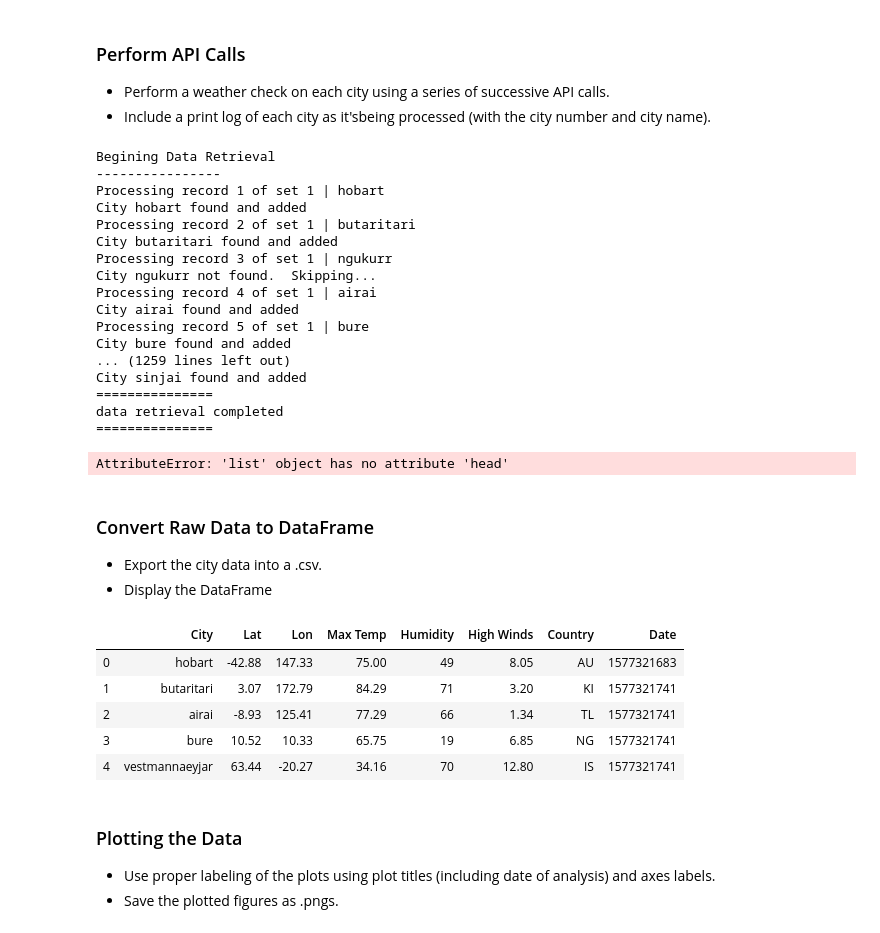
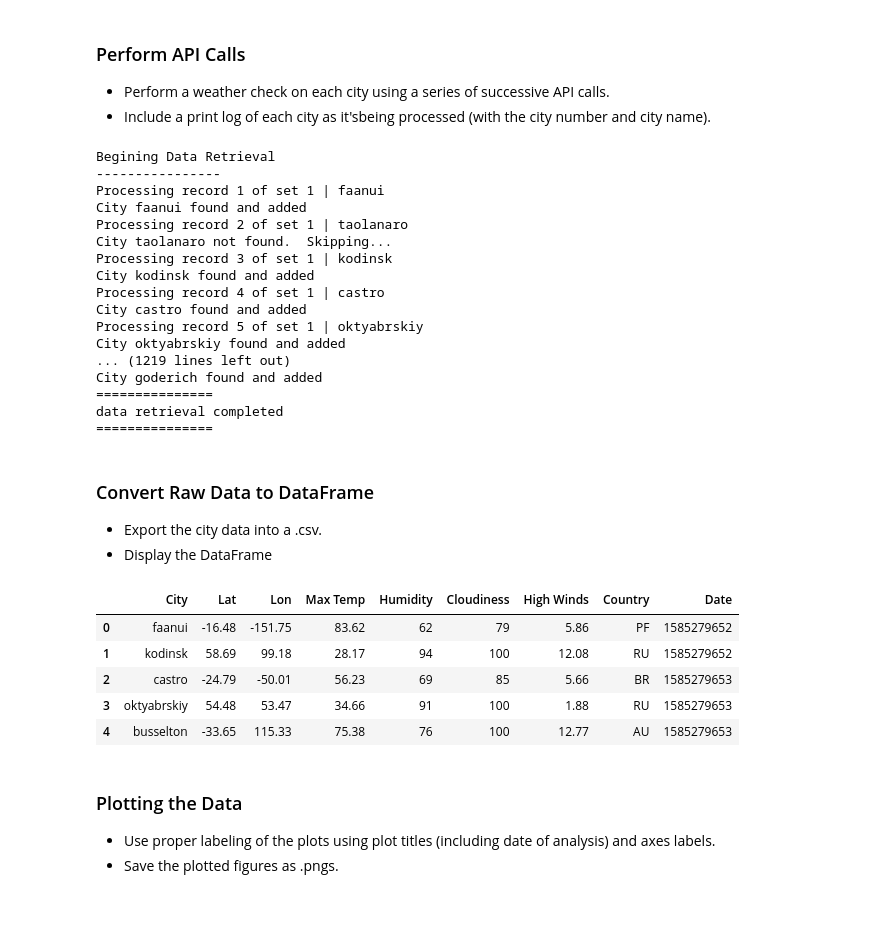
Before and after one commit to soukaina-data/python-api-challenge.-, a Jupyter notebook: starter_code/WeatherPy.ipynb, the cells around one changed output. Cells and saved outputs as stored; diff of their text form; code cells hidden in the pictures.

```diff
--- a/starter_code/WeatherPy.ipynb
+++ b/starter_code/WeatherPy.ipynb
@@ -81,10 +81,11 @@ for i, city in enumerate(cities):
             "Lon": city_weather["coord"]["lon"],
             "Max Temp": city_weather["main"]["temp_max"],
             "Humidity": city_weather["main"]["humidity"],
+            "Cloudiness": city_weather["clouds"]["all"],
             "High Winds": city_weather["wind"]["speed"],
             "Country": city_weather["sys"]["country"],
             "Date": city_weather["dt"],
-            #"Cloudiness": city_weather["cloudiness"]
+
 
         })
         print(f"City {city} found and added")
@@ -99,41 +100,21 @@ print ("===============")
 # %% [output]
 Begining Data Retrieval
 ----------------
-Processing record 1 of set 1 | hobart
-City hobart found and added
-Processing record 2 of set 1 | butaritari
-City butaritari found and added
-Processing record 3 of set 1 | ngukurr
-City ngukurr not found.  Skipping...
-Processing record 4 of set 1 | airai
-City airai found and added
-Processing record 5 of set 1 | bure
-City bure found and added
-... (1259 lines left out)
-City sinjai found and added
+Processing record 1 of set 1 | faanui
+City faanui found and added
+Processing record 2 of set 1 | taolanaro
+City taolanaro not found.  Skipping...
+Processing record 3 of set 1 | kodinsk
+City kodinsk found and added
+Processing record 4 of set 1 | castro
+City castro found and added
+Processing record 5 of set 1 | oktyabrskiy
+City oktyabrskiy found and added
+... (1219 lines left out)
+City goderich found and added
 ===============
 data retrieval completed
 ===============
-# %%
-city_url = 'http://api.openweathermap.org/data/2.5/weather?units=Imperial&APPID=5dd3fc1fa7926a34bfced07902a58ea3&q=datong'
-
-city_weather=rq.get(city_url).json()
-city_data.append({
-    "City": city,
-    "Lat": city_weather["coord"]["lat"],
-    "Lon": city_weather["coord"]["lon"],
-    "Max Temp": city_weather["main"]["temp_max"],
-    "Humidity": city_weather["main"]["humidity"],
-    "High Winds": city_weather["wind"]["speed"],
-    "Country": city_weather["sys"]["country"],
-    "Date": city_weather["dt"],
-#     "Cloudiness": city_weather["cloudiness"]
-
-})
-
-city_data.head()
-# %% [output]
-AttributeError: 'list' object has no attribute 'head'
 # %% [markdown]
 ### Convert Raw Data to DataFrame
 * Export the city data into a .csv.
@@ -141,19 +122,19 @@ AttributeError: 'list' object has no attribute 'head'
 # %%
 city_data_df = pd.DataFrame(city_data)
 city_data_df.to_csv(output_data_file, index_label="City_ID")
 lat = city_data_df.Lat
 max_temps = city_data_df["Max Temp"]
 humidity = city_data_df.Humidity
-#cloudiness = city_data_df.Cloudiness
+cloudiness = city_data_df.Cloudiness
 wind_speed = city_data_df["High Winds"]
 city_data_df.head()
 # %% [output]
-|  | City | Lat | Lon | Max Temp | Humidity | High Winds | Country | Date |
-| 0 | hobart | -42.88 | 147.33 | 75.00 | 49 | 8.05 | AU | 1577321683 |
-| 1 | butaritari | 3.07 | 172.79 | 84.29 | 71 | 3.20 | KI | 1577321741 |
-| 2 | airai | -8.93 | 125.41 | 77.29 | 66 | 1.34 | TL | 1577321741 |
-| 3 | bure | 10.52 | 10.33 | 65.75 | 19 | 6.85 | NG | 1577321741 |
-| 4 | vestmannaeyjar | 63.44 | -20.27 | 34.16 | 70 | 12.80 | IS | 1577321741 |
+|  | City | Lat | Lon | Max Temp | Humidity | Cloudiness | High Winds | Country | Date |
+| 0 | faanui | -16.48 | -151.75 | 83.62 | 62 | 79 | 5.86 | PF | 1585279652 |
+| 1 | kodinsk | 58.69 | 99.18 | 28.17 | 94 | 100 | 12.08 | RU | 1585279652 |
+| 2 | castro | -24.79 | -50.01 | 56.23 | 69 | 85 | 5.66 | BR | 1585279653 |
+| 3 | oktyabrskiy | 54.48 | 53.47 | 34.66 | 91 | 100 | 1.88 | RU | 1585279653 |
+| 4 | busselton | -33.65 | 115.33 | 75.38 | 76 | 100 | 12.77 | AU | 1585279653 |
 # %% [markdown]
 ### Plotting the Data
 * Use proper labeling of the plots using plot titles (including date of analysis) and axes labels.
```
Also changed, not shown: parts of 5 cells of this notebook, 4 other files.
